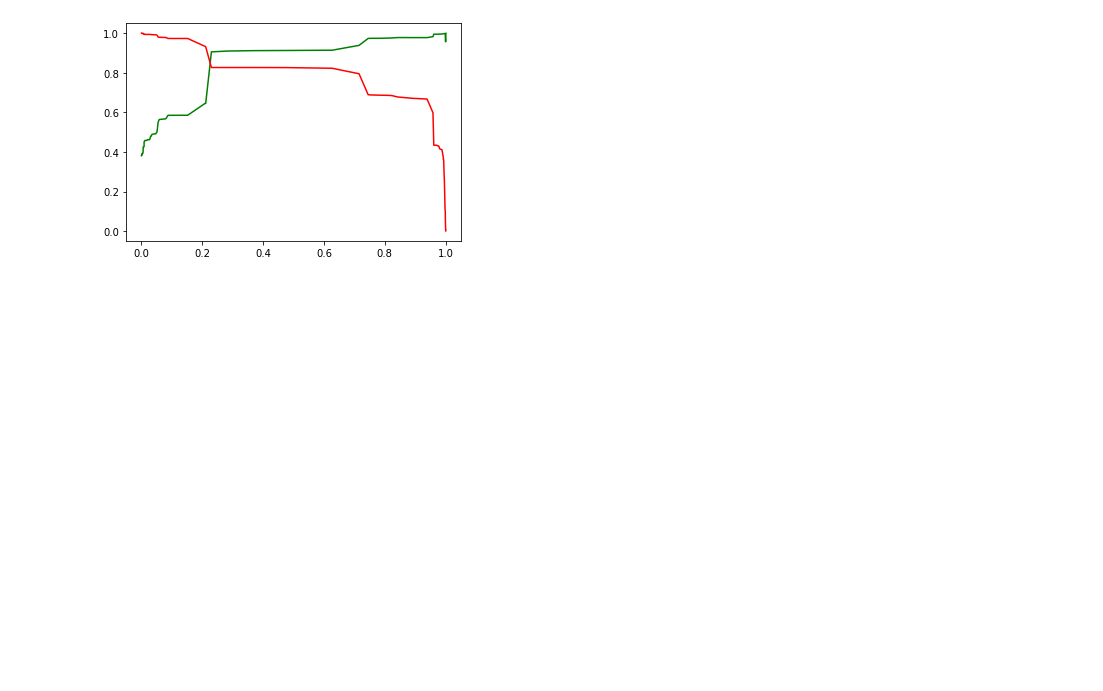
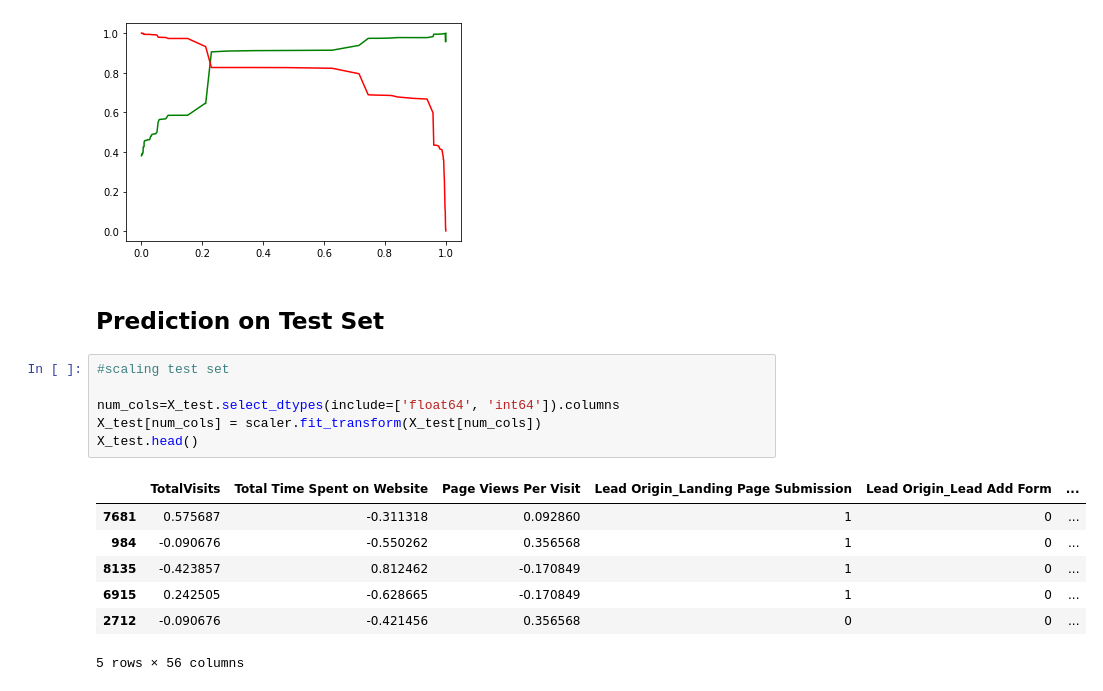
Before and after one commit to abhiramsb/Logistic_Regression-LeadScoring_CaseStudy, a Jupyter notebook: Lead_Scoring_CaseStudy.ipynb, the cells around one changed output. Saved outputs shown, nothing was run; the diff lists cells and outputs as text; blank space fills up the shorter version.

Commit message:
Added test data evaluation

```diff
--- a/Lead_Scoring_CaseStudy.ipynb
+++ b/Lead_Scoring_CaseStudy.ipynb
@@ -1478,3 +1479,19 @@ plt.plot(thresholds, r[:-1], "r-")
 plt.show()
 # %% [output]
 [figure]
+# %% [markdown]
+## Prediction on Test Set
+# %%
+#scaling test set
+
+num_cols=X_test.select_dtypes(include=['float64', 'int64']).columns
+X_test[num_cols] = scaler.fit_transform(X_test[num_cols])
+X_test.head()
+# %% [output]
+|  | TotalVisits | Total Time Spent on Website | Page Views Per Visit | Lead Origin_Landing Page Submission | Lead Origin_Lead Add Form | ... |
+| 7681 | 0.575687 | -0.311318 | 0.092860 | 1 | 0 | ... |
+| 984 | -0.090676 | -0.550262 | 0.356568 | 1 | 0 | ... |
+| 8135 | -0.423857 | 0.812462 | -0.170849 | 1 | 0 | ... |
+| 6915 | 0.242505 | -0.628665 | -0.170849 | 1 | 0 | ... |
+| 2712 | -0.090676 | -0.421456 | 0.356568 | 0 | 0 | ... |
+5 rows × 56 columns
```
Also changed, not shown: parts of 41 cells of this notebook.
